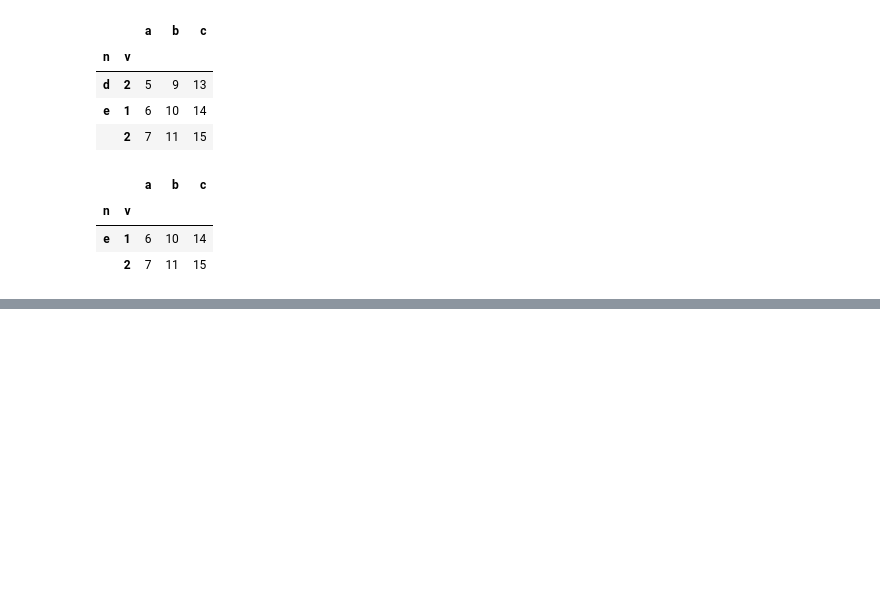
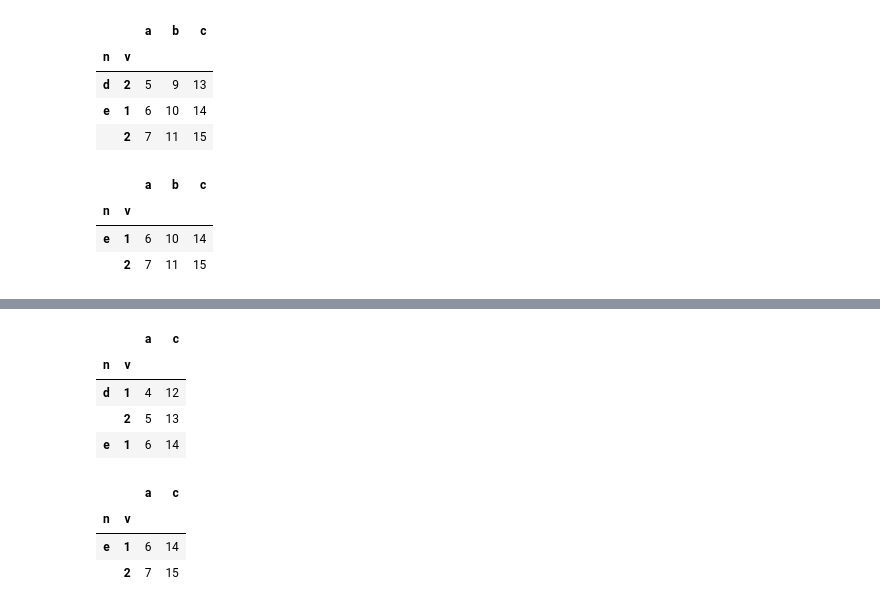
Before and after one commit to Darkget1/machin_learning, a Jupyter notebook: deep_learning/pandas.ipynb, the cells around one changed output, grey strips where cells are left out. Saved outputs shown, nothing was run; the diff lists cells and outputs as text; code cells hidden in the pictures; blank space fills up the shorter version.

```diff
--- a/deep_learning/pandas.ipynb
+++ b/deep_learning/pandas.ipynb
@@ -204,0 +261,17 @@ df.iloc[2:]
+# %%
+#0~2인덱스 0열+2번째열
+df.iloc[0:3,[0,2]]
+# %% [output]
+|  |  | a | c |
+| n | v |  |  |
+| d | 1 | 4 | 12 |
+|  | 2 | 5 | 13 |
+| e | 1 | 6 | 14 |
+# %%
+# a열의 값이 5보다 큰경우에 a,c만 가져오기
+df.loc[df['a']>5,['a','c']]
+# %% [output]
+|  |  | a | c |
+| n | v |  |  |
+| e | 1 | 6 | 14 |
+|  | 2 | 7 | 15 |
```
Also changed, not shown: parts of 10 cells of this notebook.
